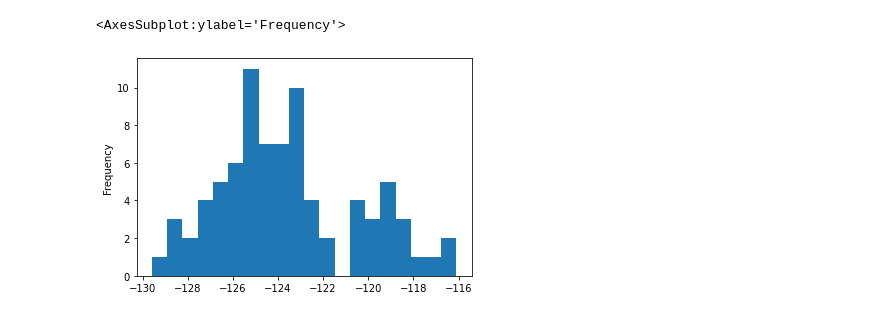
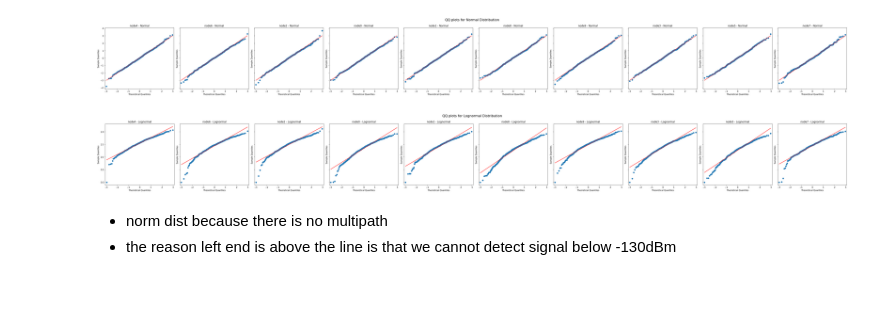
Before and after one commit to kazuyahirotsu/LoRaPos, a Jupyter notebook: simulation/flora_simulation/analysis_scripts/analysis.ipynb, the cells around one changed output. Saved outputs shown, nothing was run; the diff lists cells and outputs as text; code cells hidden in the pictures; blank space fills up the shorter version.

Commit message:
analyzed flora data with no adr in detail

```diff
--- a/simulation/flora_simulation/analysis_scripts/analysis.ipynb
+++ b/simulation/flora_simulation/analysis_scripts/analysis.ipynb
@@ -52,5 +123,28 @@ rssi_values["node0"].plot.line()
-# %%
-rssi_values["node0"].plot.hist(bins=20)
-# %% [output]
-<AxesSubplot:ylabel='Frequency'>
-[figure, removed]
+# %%
+def plot_qq_statsmodels_horizontal(data, distribution_type):
+    fig, ax = plt.subplots(1, len(data.columns), figsize=(5 * len(data.columns), 5), sharey=True)
+    for idx, column in enumerate(data.columns):
+        if distribution_type == "normal":
+            sm.qqplot(data[column], line="r", ax=ax[idx])
+        elif distribution_type == "lognormal":
+            sm.qqplot(np.log(data[column] - data[column].min() + 1), line="r", ax=ax[idx])
+        ax[idx].set_title(f"{column} - {distribution_type.capitalize()}")
+
+    plt.tight_layout()
+    plt.suptitle(f"QQ plots for {distribution_type.capitalize()} Distribution", fontsize=16, y=1.05)
+    plt.show()
+
+
+cleaned_rssi_values = rssi_values.dropna()
+scaler = StandardScaler()
+normalized_rssi_values = pd.DataFrame(scaler.fit_transform(cleaned_rssi_values), columns=cleaned_rssi_values.columns)
+
+
+plot_qq_statsmodels_horizontal(normalized_rssi_values, "normal")
+plot_qq_statsmodels_horizontal(normalized_rssi_values, "lognormal")
+# %% [output]
+[figure, added]
+[figure, added]
+# %% [markdown]
+- norm dist because there is no multipath
+- the reason left end is above the line is that we cannot detect signal below -130dBm
```
Also changed, not shown: parts of 17 cells of this notebook, 16 other files.
